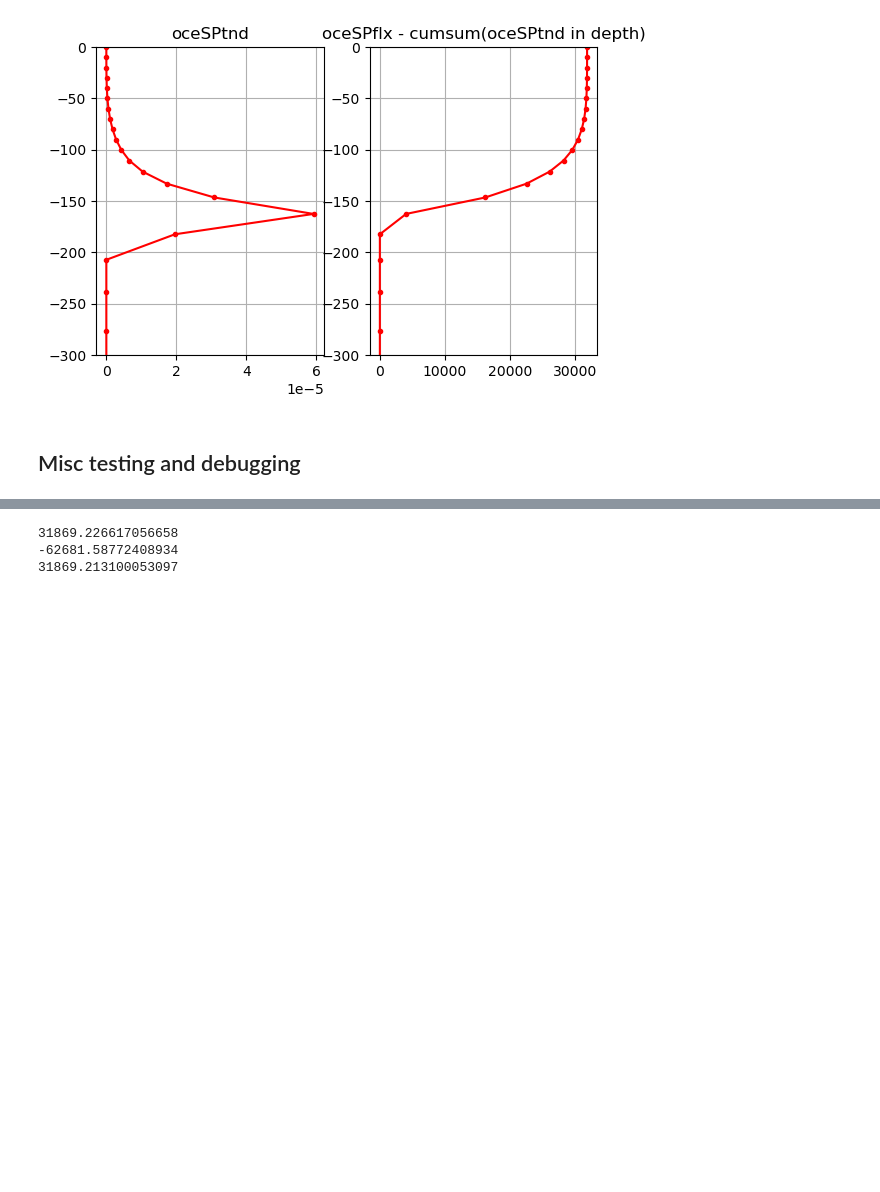
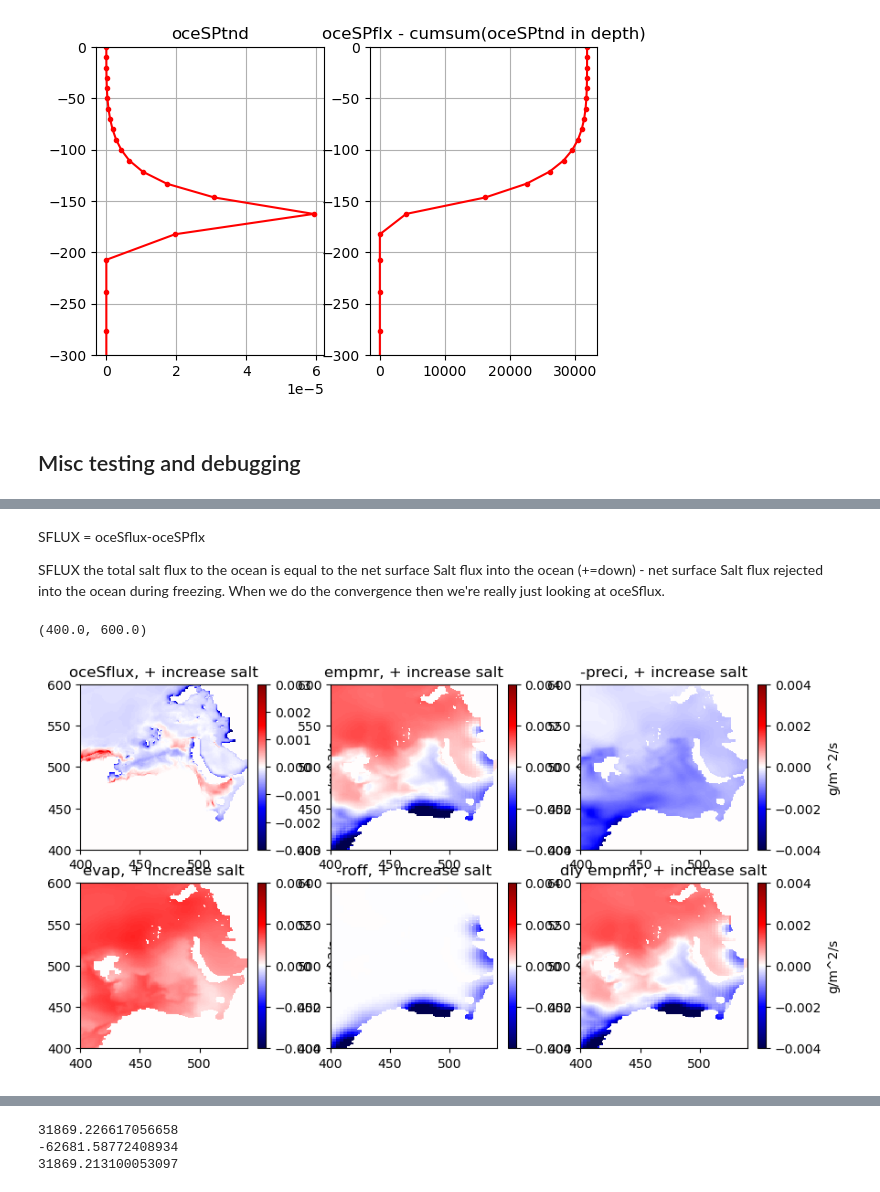
Before and after one commit to margaretmurakami/crios_backups, a Jupyter notebook: ASTE_270/Pemberton/Tendencies/single_cell_Jterms.ipynb, the cells around one changed output, grey strips where cells are left out. Saved outputs shown, nothing was run; the diff lists cells and outputs as text; code cells hidden in the pictures; blank space fills up the shorter version.

Commit message:
added attempts at surface forcing

```diff
--- a/ASTE_270/Pemberton/Tendencies/single_cell_Jterms.ipynb
+++ b/ASTE_270/Pemberton/Tendencies/single_cell_Jterms.ipynb
@@ -1579,0 +1599,57 @@ print(empmrtest - oceSPtnd[0,y,x])
+# %% [markdown]
+SFLUX = oceSflux-oceSPflx
+
+SFLUX the total salt flux to the ocean is equal to the net surface Salt flux into the ocean (+=down) - net surface Salt flux rejected into the ocean during freezing. When we do the convergence then we're really just looking at oceSflux.
+# %%
+# plot just the three variables and the difference so we can look in detail
+
+fig = plt.figure(figsize=(10,8))
+
+ax = plt.subplot(331)
+cb = ax.pcolormesh(get_aste_tracer(oceSflux,nfx,nfy)[0],cmap='seismic',vmin=-.003,vmax=.003)
+plt.colorbar(cb,label="g/m^2/s")
+ax.set_title("oceSflux, + increase salt")
+ax.set_xlim(400,540)
+ax.set_ylim(400,600)
+
+ax = plt.subplot(332)
+cb = ax.pcolormesh(get_aste_tracer(EXFempmr * myparms['rhoconst'] * salt[0],nfx,nfy)[0],cmap='seismic',vmin=-.004,vmax=.004)
+plt.colorbar(cb,label="g/m^2/s")
+ax.set_title("empmr, + increase salt")
+ax.set_xlim(400,540)
+ax.set_ylim(400,600)
+
+ax = plt.subplot(333)
+cb = ax.pcolormesh(get_aste_tracer(-EXFpreci * myparms['rhoconst'] * salt[0],nfx,nfy)[0],cmap='seismic',vmin=-.004,vmax=.004)
+plt.colorbar(cb,label="g/m^2/s")
+ax.set_title("-preci, + increase salt")
+ax.set_xlim(400,540)
+ax.set_ylim(400,600)
+
+ax = plt.subplot(334)
+cb = ax.pcolormesh(get_aste_tracer(EXFevap * myparms['rhoconst'] * salt[0],nfx,nfy)[0],cmap='seismic',vmin=-.004,vmax=.004)
+plt.colorbar(cb,label="g/m^2/s")
+ax.set_title("evap, + increase salt")
+ax.set_xlim(400,540)
+ax.set_ylim(400,600)
+
+ax = plt.subplot(335)
+cb = ax.pcolormesh(get_aste_tracer(-EXFroff * myparms['rhoconst'] * salt[0],nfx,nfy)[0],cmap='seismic',vmin=-.004,vmax=.004)
+plt.colorbar(cb,label="g/m^2/s")
+ax.set_title("-roff, + increase salt")
+ax.set_xlim(400,540)
+ax.set_ylim(400,600)
+
+ax = plt.subplot(336)
+diy = (-EXFpreci -EXFroff+EXFevap) * myparms['rhoconst'] * salt[0]
+cb = ax.pcolormesh(get_aste_tracer(diy,nfx,nfy)[0],cmap='seismic',vmin=-.004,vmax=.004)
+plt.colorbar(cb,label="g/m^2/s")
+ax.set_title("diy empmr, + increase salt")
+ax.set_xlim(400,540)
+ax.set_ylim(400,600)
+
+
+# ax = plt.subplot(
+# %% [output]
+(400.0, 600.0)
+[figure, added]
```
Also changed, not shown: parts of 29 cells of this notebook, 6 other files.
